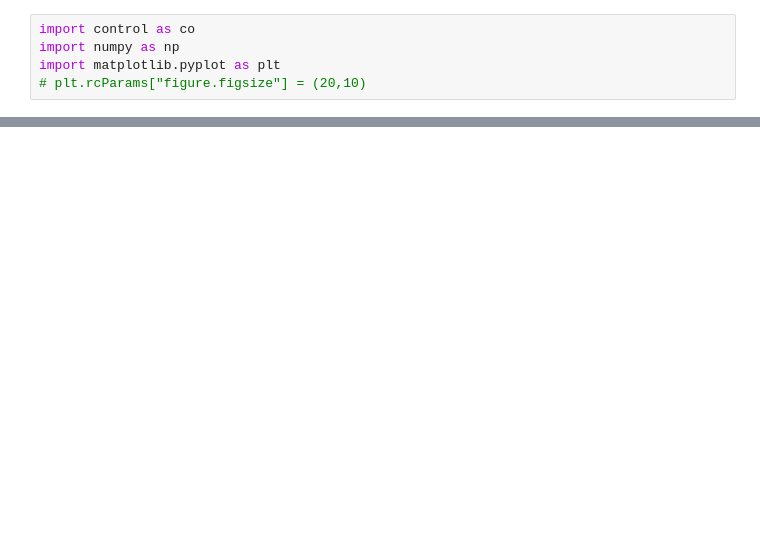
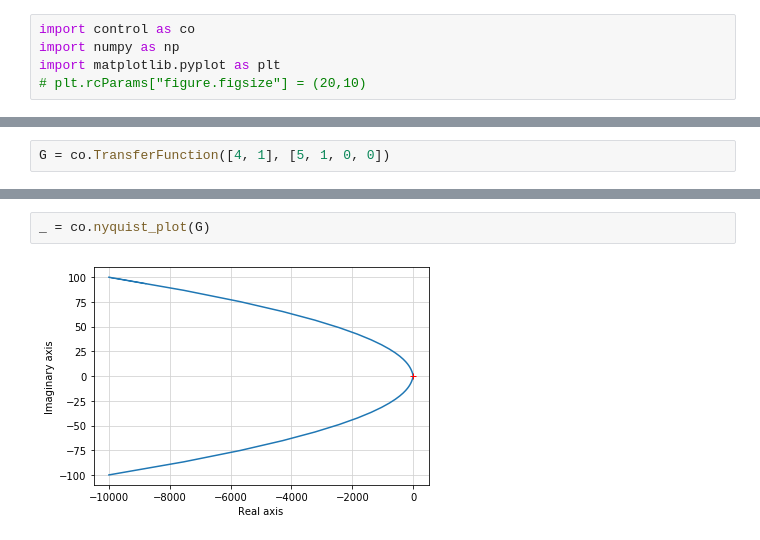
Before and after one commit to kenzosakiyama/controle, a Jupyter notebook: nyquist.ipynb, the cells around one changed output, grey strips where cells are left out. Drawn from its saved outputs; the diff is of its cells as text; blank space fills up the shorter version.

```diff
--- a/nyquist.ipynb
+++ b/nyquist.ipynb
@@ -15,0 +16,2 @@ _ = co.nyquist_plot(demo)
+# %%
+G = co.TransferFunction([4, 1], [5, 1, 0, 0])
@@ -15,0 +22,4 @@ _ = co.nyquist_plot(demo)
+# %%
+_ = co.nyquist_plot(G)
+# %% [output]
+[figure, added]
```
Also changed, not shown: parts of 4 cells of this notebook, 2 other files.
